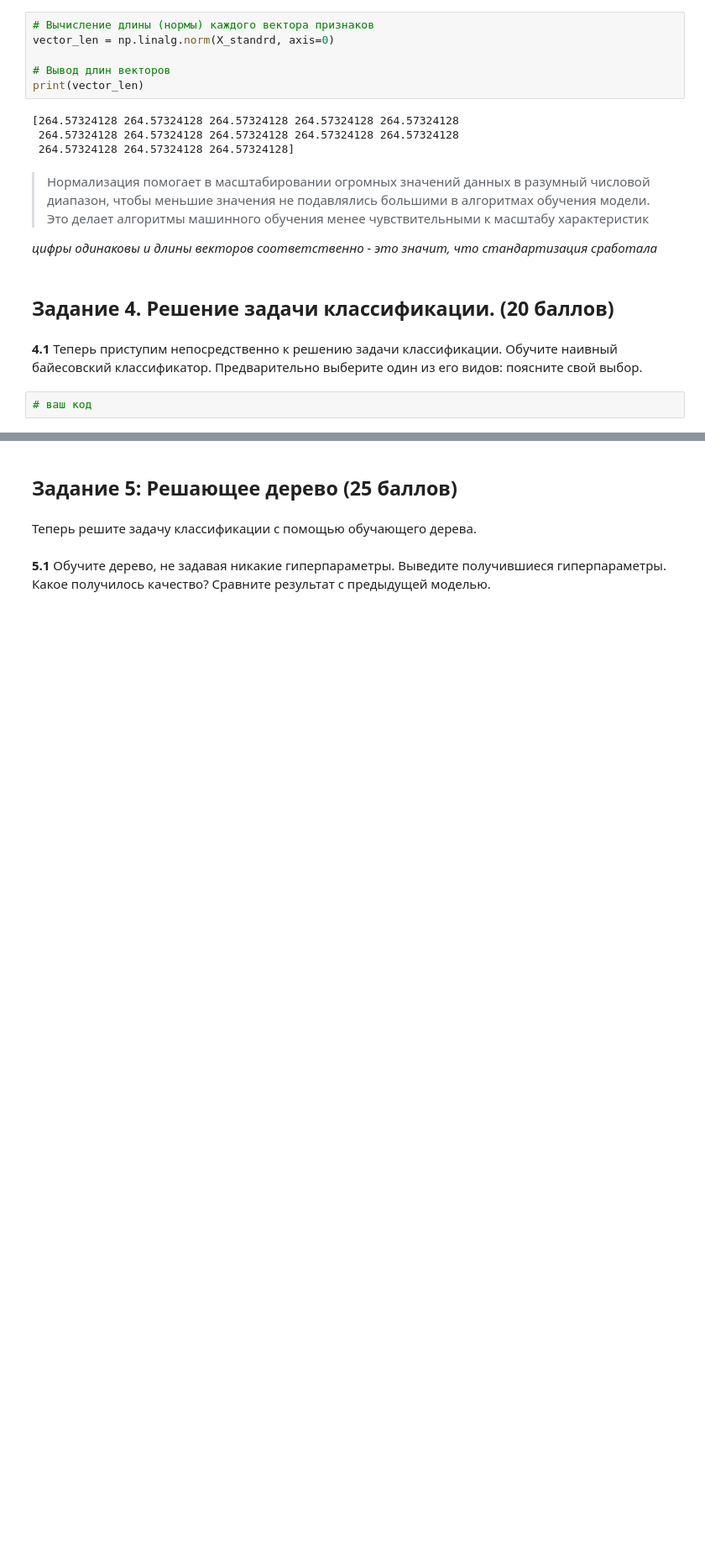
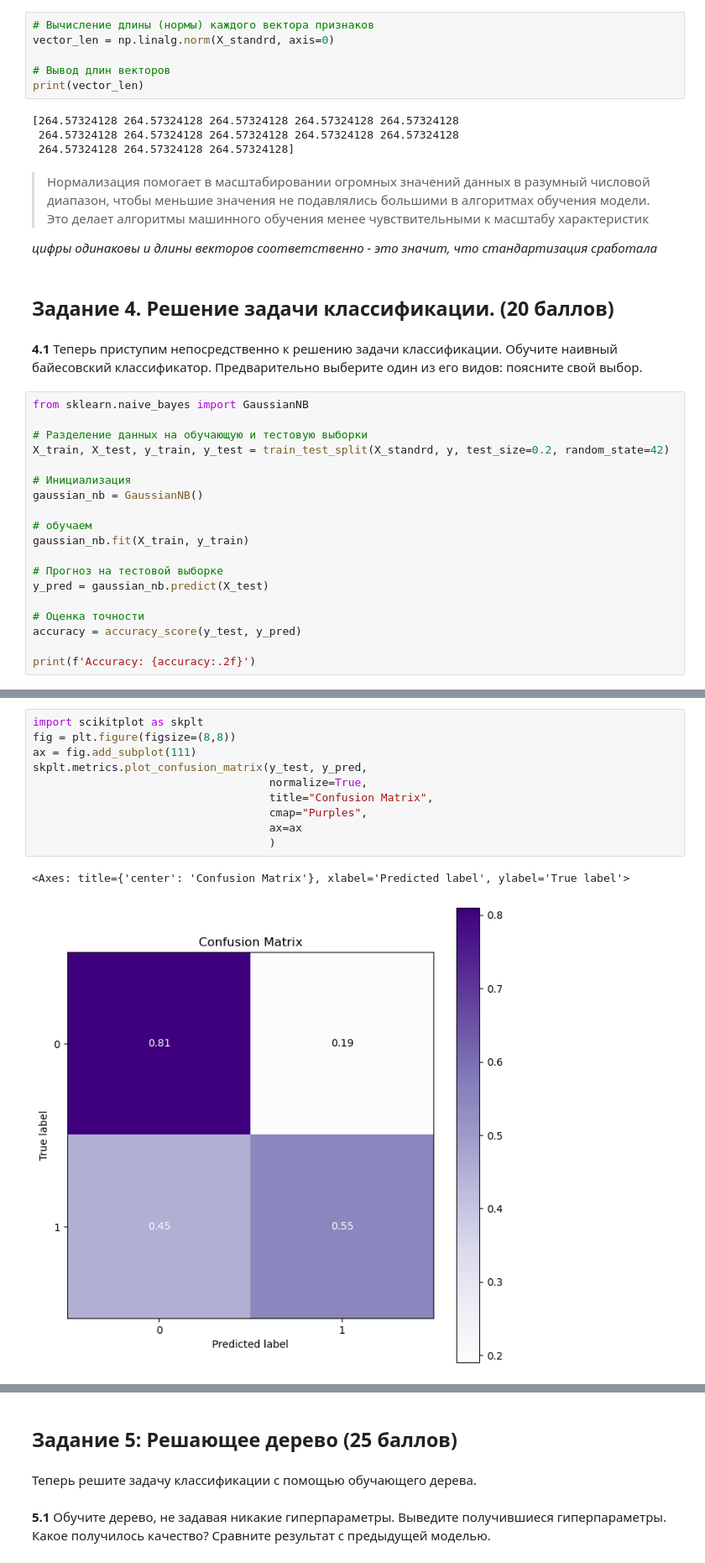
Before and after one commit to ruzhov1992/MathforSF, a Jupyter notebook: SF_project.ipynb, the cells around one changed output, grey strips where cells are left out. Shown at 84% size. Cells and saved outputs as stored; diff of their text form; blank space fills up the shorter version.

```diff
--- a/SF_project.ipynb
+++ b/SF_project.ipynb
@@ -306,4 +305,21 @@ print(vector_len)
 # %% [markdown]
 **4.1** Теперь приступим непосредственно к решению задачи классификации. Обучите наивный байесовский классификатор. Предварительно выберите один из его видов: поясните свой выбор.
 # %%
-# ваш код
+from sklearn.naive_bayes import GaussianNB
+
+# Разделение данных на обучающую и тестовую выборки
+X_train, X_test, y_train, y_test = train_test_split(X_standrd, y, test_size=0.2, random_state=42)
+
+# Инициализация
+gaussian_nb = GaussianNB()
+
+# обучаем
+gaussian_nb.fit(X_train, y_train)
+
+# Прогноз на тестовой выборке
+y_pred = gaussian_nb.predict(X_test)
+
+# Оценка точности
+accuracy = accuracy_score(y_test, y_pred)
+
+print(f'Accuracy: {accuracy:.2f}')
@@ -317,0 +381,13 @@ print(vector_len)
+# %%
+import scikitplot as skplt
+fig = plt.figure(figsize=(8,8))
+ax = fig.add_subplot(111)
+skplt.metrics.plot_confusion_matrix(y_test, y_pred,
+                                    normalize=True,
+                                    title="Confusion Matrix",
+                                    cmap="Purples",
+                                    ax=ax
+                                    )
+# %% [output]
+<Axes: title={'center': 'Confusion Matrix'}, xlabel='Predicted label', ylabel='True label'>
+[figure, added]
```
Also changed, not shown: parts of 28 cells of this notebook.
